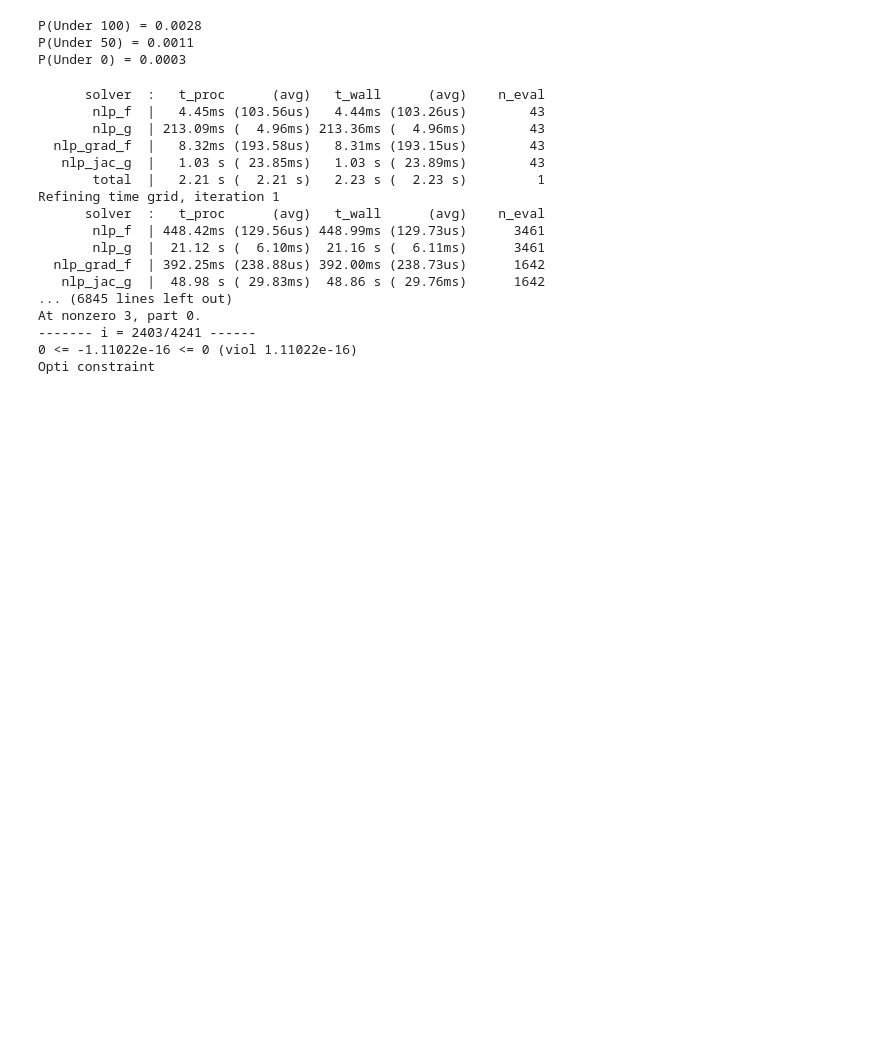
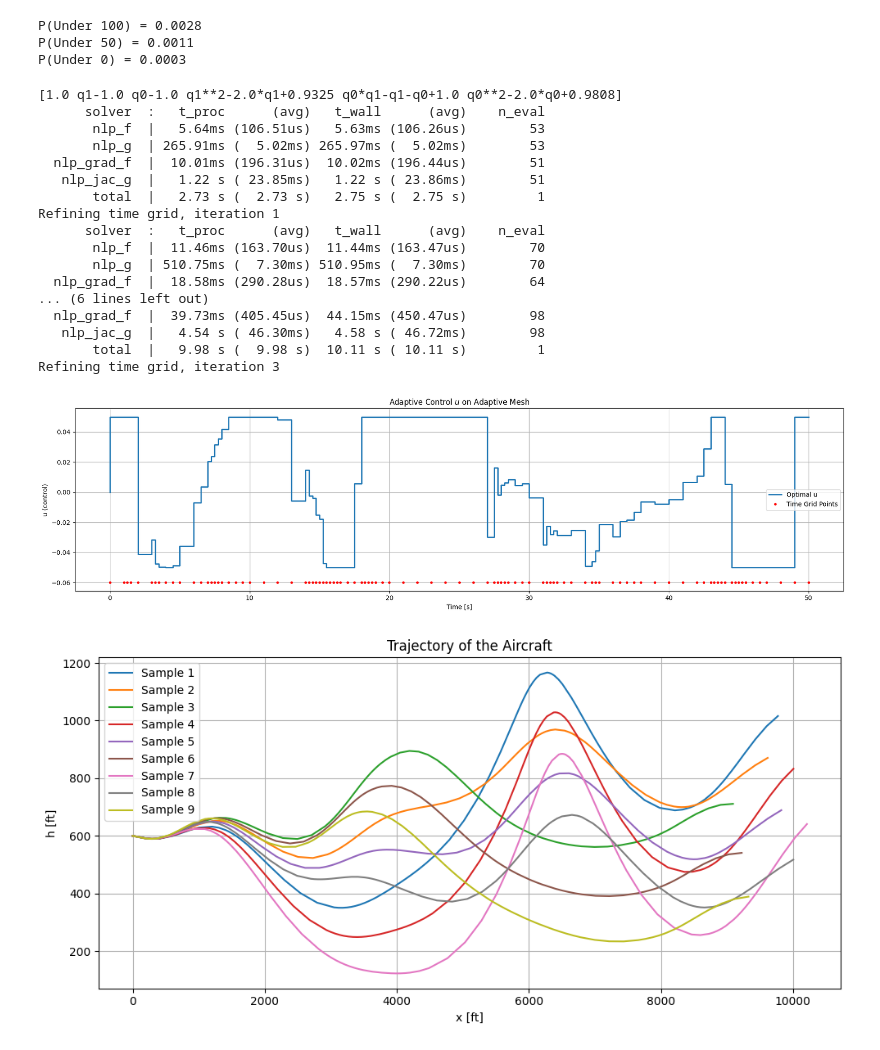
Before and after one commit to dmw1998/Case_Study_Log, a Jupyter notebook: wider_wind_pce_w_step_control.ipynb, the cells around one changed output. Cells and saved outputs as stored; diff of their text form; code cells hidden in the pictures; blank space fills up the shorter version.

Commit message:
update: add uniform distr

```diff
--- a/wider_wind_pce_w_step_control.ipynb
+++ b/wider_wind_pce_w_step_control.ipynb
@@ -1140,8 +1140,10 @@ def solve_wider_wind_ocp_pce_w_adaptive_mesh_q(pce_order, k_mean, k_std, du_tol=
     uscale = 0.05           # [rad/sec]
 
     # PCE parameters
-    k_dist = cp.Normal(k_mean, k_std)
-    s_dist = cp.Normal(0.0, 1.0)
+    # k_dist = cp.Normal(k_mean, k_std)
+    # s_dist = cp.Normal(0.0, 1.0)
+    k_dist = cp.Uniform(k_mean - 3*k_std, k_mean + 3*k_std)
+    s_dist = cp.Uniform(1.0 - 3*0.15, 1.0 + 3*0.15)
     joint_dist = cp.J(k_dist, s_dist)
 
     poly_basis = cp.expansion.stieltjes(pce_order, joint_dist)
@@ -1149,6 +1151,7 @@ def solve_wider_wind_ocp_pce_w_adaptive_mesh_q(pce_order, k_mean, k_std, du_tol=
     # print(poly_basis.shape)     # ((pce_order+1)(pce_order+2)/2, )
     # print(weights.shape)        # ((pce_order+1)^2, )
     # print(nodes.shape)          # (2, (pce_order+1)^2)
+    print(poly_basis)
 
     M = nodes.shape[1]              # number of PCE samples
 
@@ -1163,8 +1166,6 @@ def solve_wider_wind_ocp_pce_w_adaptive_mesh_q(pce_order, k_mean, k_std, du_tol=
                ca.if_else(x_ > x1, 1, 6*t**5 - 15*t**4 + 10*t**3))
 
     def A_piecewise(x_, s_):
-        s_ = 1 / (1 - 0.1*s_ + 0.01*s_**2)  # scale factor for s_
-
         A1 = -50 + a * (x_/s_)**3 + b * (x_/s_)**4
         A2 = 0.025 * ((x_/s_) - 2300)
         A3 = 50 - a * (4600 - (x_/s_))**3 - b * (4600 - (x_/s_))**4
@@ -1180,8 +1181,6 @@ def solve_wider_wind_ocp_pce_w_adaptive_mesh_q(pce_order, k_mean, k_std, du_tol=
                ca.if_else(x_ <= 4600 * s_, B34, A4)))
 
     def B_piecewise(x_, s_):
-        s_ = 1 / (1 - 0.1*s_ + 0.01*s_**2)  # scale factor for s_
-
         B1 = d * (x_/s_)**3 + e * (x_/s_)**4
         B2 = -51 * ca.exp(ca.fmin(-c * ((x_/s_) - 2300)**4, 30))
         B3 = d * (4600 - (x_/s_))**3 + e * (4600 - (x_/s_))**4
@@ -1477,20 +1476,49 @@ def solve_wider_wind_ocp_pce_w_adaptive_mesh_q(pce_order, k_mean, k_std, du_tol=
 # %%
 res_q = solve_wider_wind_ocp_pce_w_adaptive_mesh_q(pce_order=2, k_mean=1.0, k_std=0.08, du_tol=0.01, max_iter=3)
 # %% [output]
+[1.0 q1-1.0 q0-1.0 q1**2-2.0*q1+0.9325 q0*q1-q1-q0+1.0 q0**2-2.0*q0+0.9808]
       solver  :   t_proc      (avg)   t_wall      (avg)    n_eval
-       nlp_f  |   4.45ms (103.56us)   4.44ms (103.26us)        43
-       nlp_g  | 213.09ms (  4.96ms) 213.36ms (  4.96ms)        43
-  nlp_grad_f  |   8.32ms (193.58us)   8.31ms (193.15us)        43
-   nlp_jac_g  |   1.03 s ( 23.85ms)   1.03 s ( 23.89ms)        43
-       total  |   2.21 s (  2.21 s)   2.23 s (  2.23 s)         1
+       nlp_f  |   5.64ms (106.51us)   5.63ms (106.26us)        53
+       nlp_g  | 265.91ms (  5.02ms) 265.97ms (  5.02ms)        53
+  nlp_grad_f  |  10.01ms (196.31us)  10.02ms (196.44us)        51
+   nlp_jac_g  |   1.22 s ( 23.85ms)   1.22 s ( 23.86ms)        51
+       total  |   2.73 s (  2.73 s)   2.75 s (  2.75 s)         1
 Refining time grid, iteration 1
       solver  :   t_proc      (avg)   t_wall      (avg)    n_eval
-       nlp_f  | 448.42ms (129.56us) 448.99ms (129.73us)      3461
-       nlp_g  |  21.12 s (  6.10ms)  21.16 s (  6.11ms)      3461
-  nlp_grad_f  | 392.25ms (238.88us) 392.00ms (238.73us)      1642
-   nlp_jac_g  |  48.98 s ( 29.83ms)  48.86 s ( 29.76ms)      1642
-... (6845 lines left out)
-At nonzero 3, part 0.
-------- i = 2403/4241 ------
-0 <= -1.11022e-16 <= 0 (viol 1.11022e-16)
-Opti constraint
+       nlp_f  |  11.46ms (163.70us)  11.44ms (163.47us)        70
+       nlp_g  | 510.75ms (  7.30ms) 510.95ms (  7.30ms)        70
+  nlp_grad_f  |  18.58ms (290.28us)  18.57ms (290.22us)        64
+... (6 lines left out)
+  nlp_grad_f  |  39.73ms (405.45us)  44.15ms (450.47us)        98
+   nlp_jac_g  |   4.54 s ( 46.30ms)   4.58 s ( 46.72ms)        98
+       total  |   9.98 s (  9.98 s)  10.11 s ( 10.11 s)         1
+Refining time grid, iteration 3
+# %%
+time_grid = res_q["time_grid"]
+u = res_q["u"]  # shape: (N,)
+
+plt.figure(figsize=(18, 5))
+plt.step(time_grid, u, label='Optimal u', linewidth=2)
+plt.plot(time_grid, -0.06*np.ones_like(time_grid), 'r.', label='Time Grid Points')
+plt.xlabel('Time [s]')
+plt.ylabel('u (control)')
+plt.title('Adaptive Control $u$ on Adaptive Mesh')
+plt.grid(True)
+plt.legend()
+plt.tight_layout()
+
+plt.figure(figsize=(10, 5))
+M = len(res_q['x'])  # Number of PCE samples
+for j in range(M):
+    plt.plot(res_q['x'][j], res_q['h'][j], label='Sample {}'.format(j+1))
+plt.xlabel('x [ft]')
+plt.ylabel('h [ft]')
+plt.title('Trajectory of the Aircraft')
+plt.grid(True)
+plt.legend()
+plt.tight_layout()
+
+plt.show()
+# %% [output]
+[figure, added]
+[figure, added]
```
